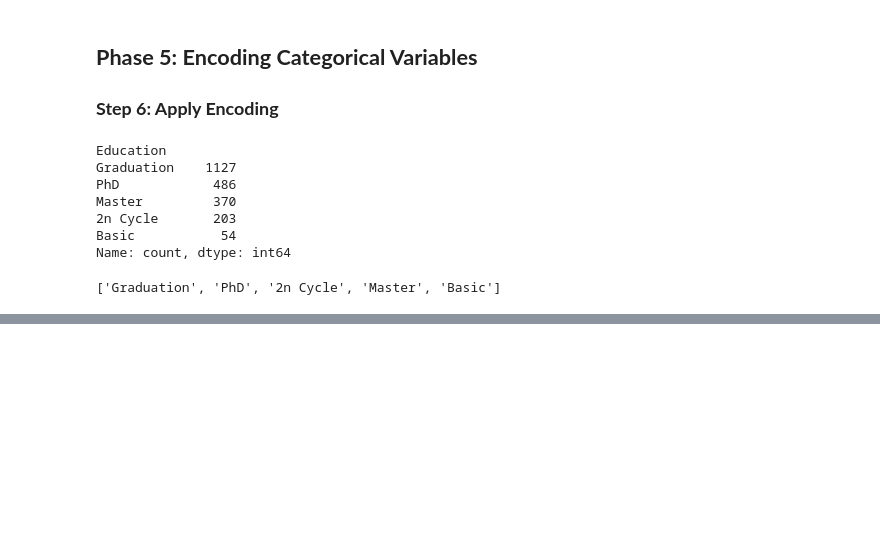
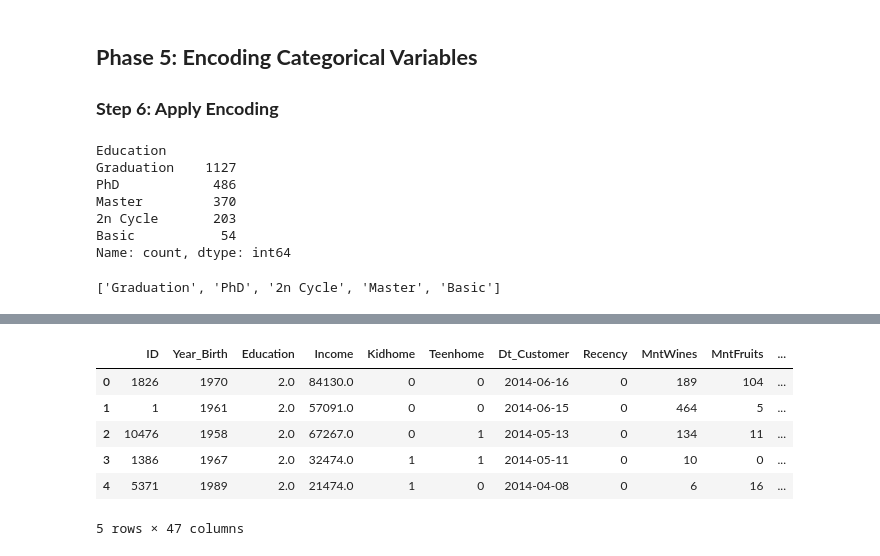
Before and after one commit to tomdu3/marketing-campaing-ds, a Jupyter notebook: marketing_campaing.ipynb, the cells around one changed output, grey strips where cells are left out. Cells and saved outputs as stored; diff of their text form; code cells hidden in the pictures; blank space fills up the shorter version.

```diff
--- a/marketing_campaing.ipynb
+++ b/marketing_campaing.ipynb
@@ -422,0 +523,10 @@ data['Education'] = encoder_edu.fit_transform(data[['Education']])
+# %%
+data.head()
+# %% [output]
+|  | ID | Year_Birth | Education | Income | Kidhome | Teenhome | Dt_Customer | Recency | MntWines | MntFruits | ... |
+| 0 | 1826 | 1970 | 2.0 | 84130.0 | 0 | 0 | 2014-06-16 | 0 | 189 | 104 | ... |
+| 1 | 1 | 1961 | 2.0 | 57091.0 | 0 | 0 | 2014-06-15 | 0 | 464 | 5 | ... |
+| 2 | 10476 | 1958 | 2.0 | 67267.0 | 0 | 1 | 2014-05-13 | 0 | 134 | 11 | ... |
+| 3 | 1386 | 1967 | 2.0 | 32474.0 | 1 | 1 | 2014-05-11 | 0 | 10 | 0 | ... |
+| 4 | 5371 | 1989 | 2.0 | 21474.0 | 1 | 0 | 2014-04-08 | 0 | 6 | 16 | ... |
+5 rows × 47 columns
```
Also changed, not shown: parts of 18 cells of this notebook.
